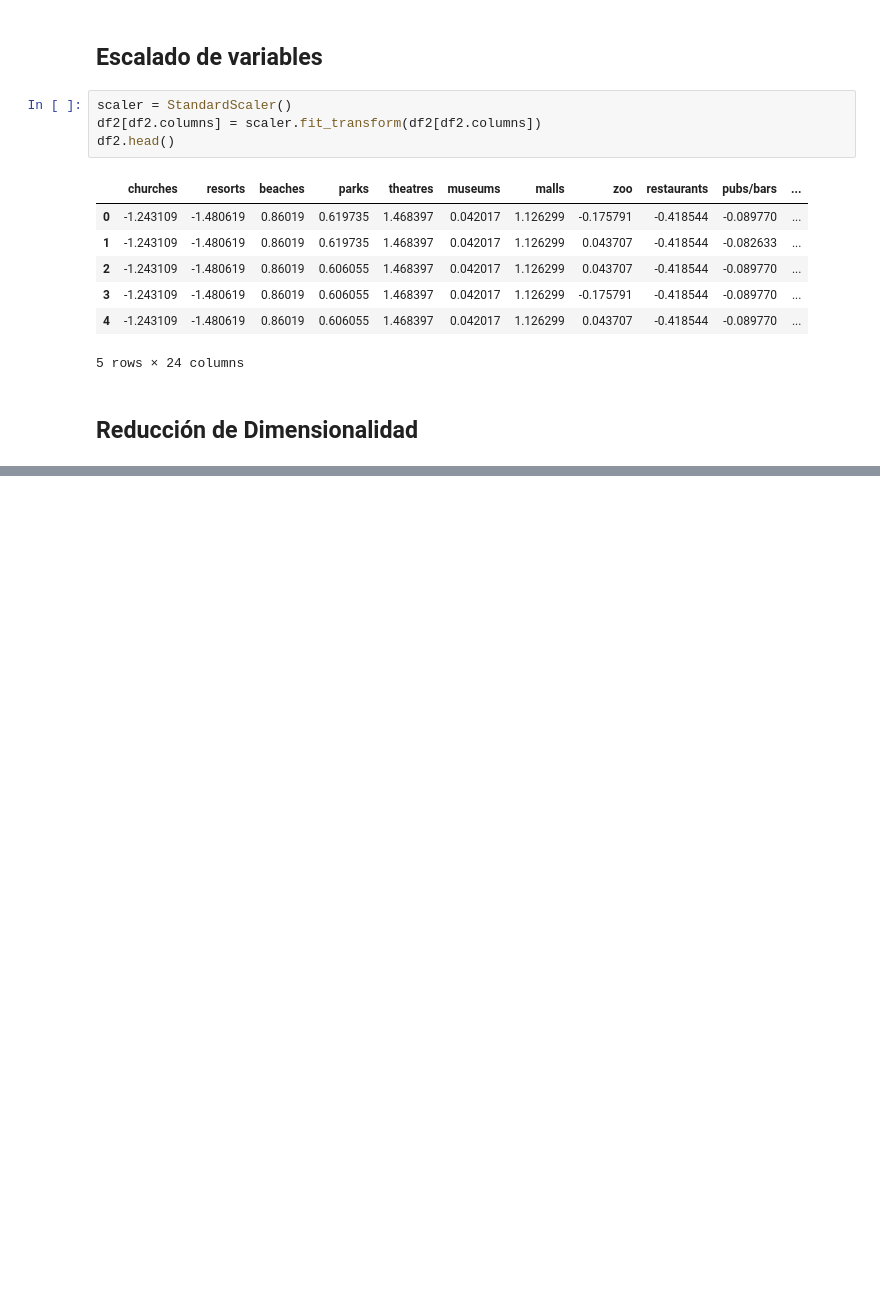
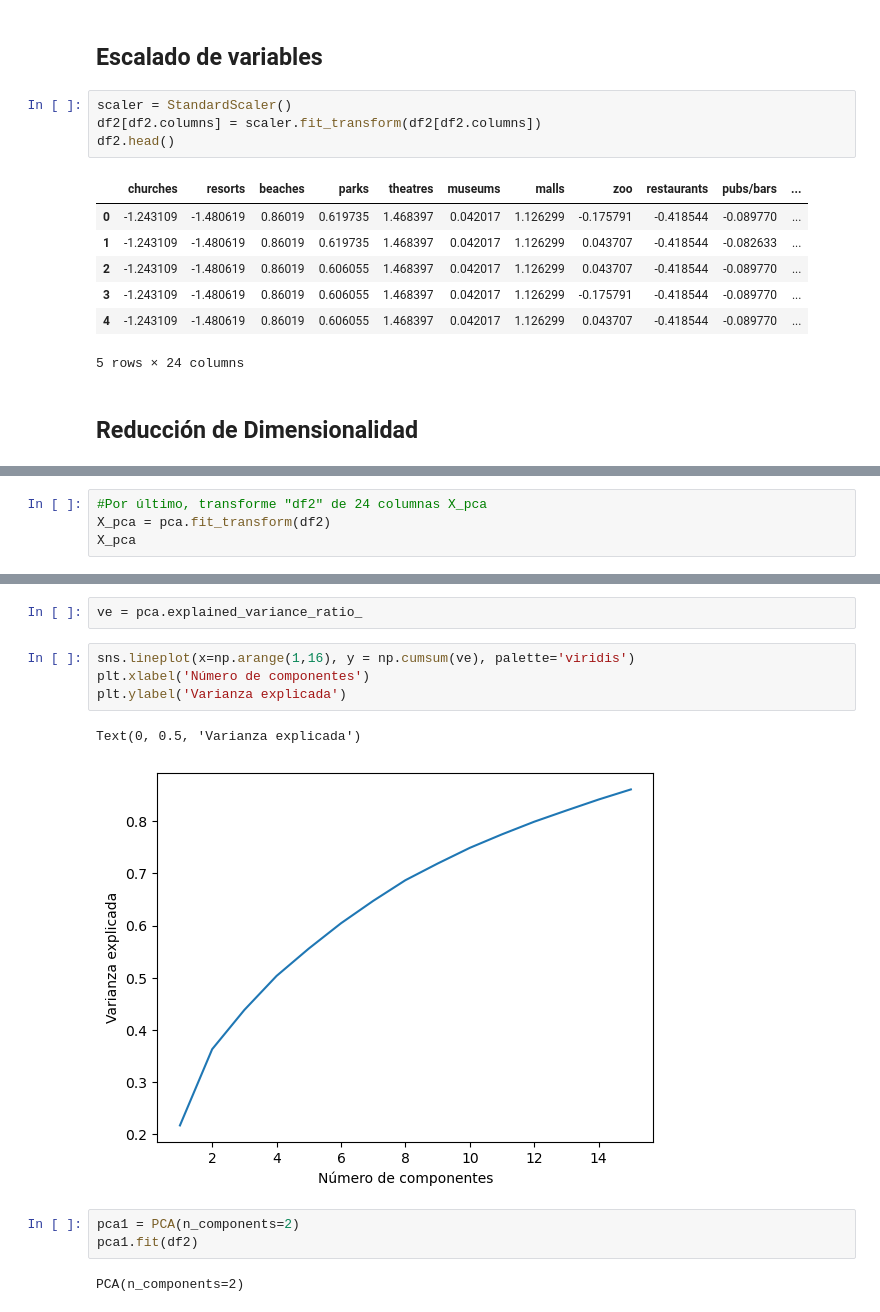
Before and after one commit to Leostark95/Analitica_2_Proyecto_2, a Jupyter notebook: Notebook.ipynb, the cells around one changed output, grey strips where cells are left out. Cells and saved outputs as stored; diff of their text form; blank space fills up the shorter version.

```diff
--- a/Notebook.ipynb
+++ b/Notebook.ipynb
@@ -365,0 +407,4 @@ df2.head()
+# %%
+#Por último, transforme "df2" de 24 columnas X_pca
+X_pca = pca.fit_transform(df2)
+X_pca
@@ -365,0 +472,14 @@ df2.head()
+# %%
+ve = pca.explained_variance_ratio_
+# %%
+sns.lineplot(x=np.arange(1,16), y = np.cumsum(ve), palette='viridis')
+plt.xlabel('Número de componentes')
+plt.ylabel('Varianza explicada')
+# %% [output]
+Text(0, 0.5, 'Varianza explicada')
+[figure, added]
+# %%
+pca1 = PCA(n_components=2)
+pca1.fit(df2)
+# %% [output]
+PCA(n_components=2)
```
Also changed, not shown: parts of 20 cells of this notebook.
